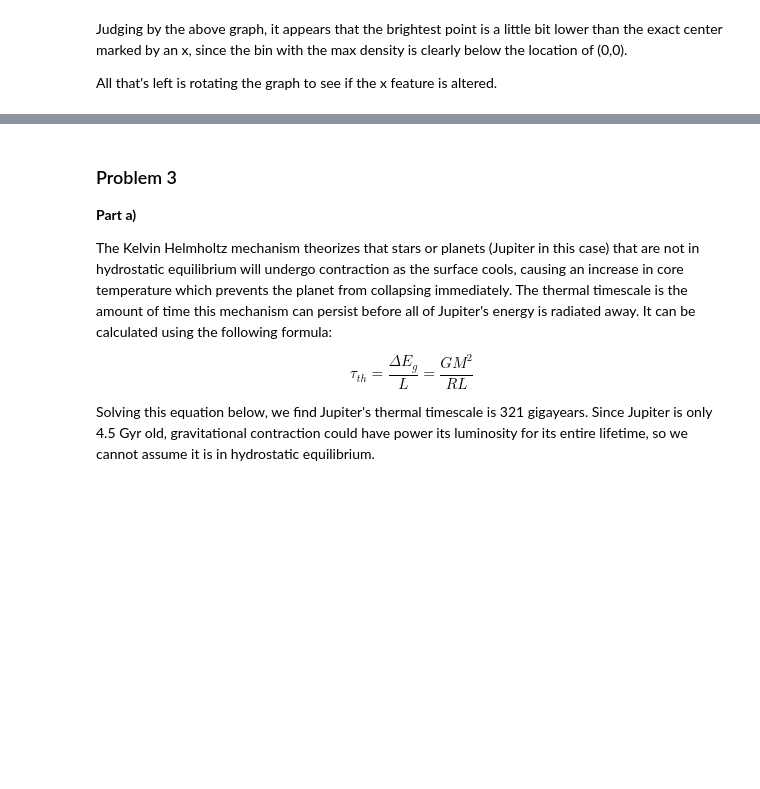
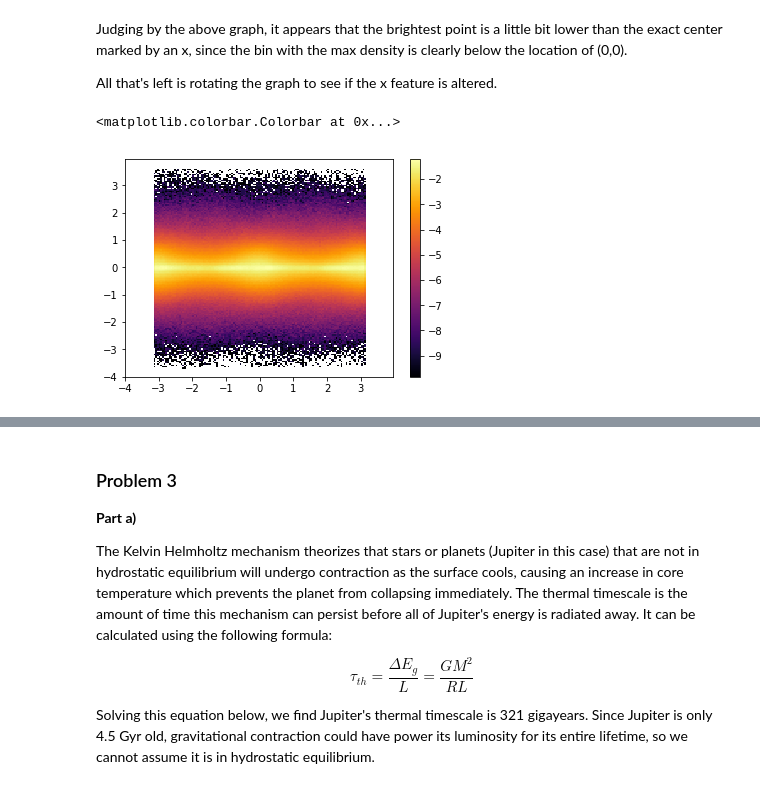
Before and after one commit to yasmeenasali/Modern_Stellar_Astrophysics, a Jupyter notebook: Documents/Modern Stellar Astrophysics/git-projects/Homework 2.ipynb, the cells around one changed output, grey strips where cells are left out. Cells and saved outputs as stored; diff of their text form; code cells hidden in the pictures; blank space fills up the shorter version.

```diff
--- a/Documents/Modern Stellar Astrophysics/git-projects/Homework 2.ipynb
+++ b/Documents/Modern Stellar Astrophysics/git-projects/Homework 2.ipynb
@@ -197,3 +197,23 @@ plt.scatter(0, 0, marker='X', s=100, c='k')
 Judging by the above graph, it appears that the brightest point is a little bit lower than the exact center marked by an x, since the bin with the max density is clearly below the location of (0,0).
 
 All that's left is rotating the graph to see if the x feature is altered.
+# %%
+def convert_to_polar(x, y):
+    theta = np.arctan2(y, x)
+    return theta
+
+theta = convert_to_polar(x, y)
+# %%
+N = 0.05
+bins_theta = np.arange(-4, 4, step=N)
+bins_z = np.arange(-4, 4, step=N)
+
+hist = np.histogram2d(z, theta, normed=True,
+                     bins=(bins_z, bins_theta))
+
+plt.imshow(np.log(hist[0]), aspect='auto', extent=[min(bins_theta), max(bins_theta), min(bins_z), max(bins_z)],
+          interpolation='nearest', cmap='inferno')
+plt.colorbar()
+# %% [output]
+<matplotlib.colorbar.Colorbar at 0x...>
+[figure, added]
```
Also changed, not shown: parts of 2 cells of this notebook.
